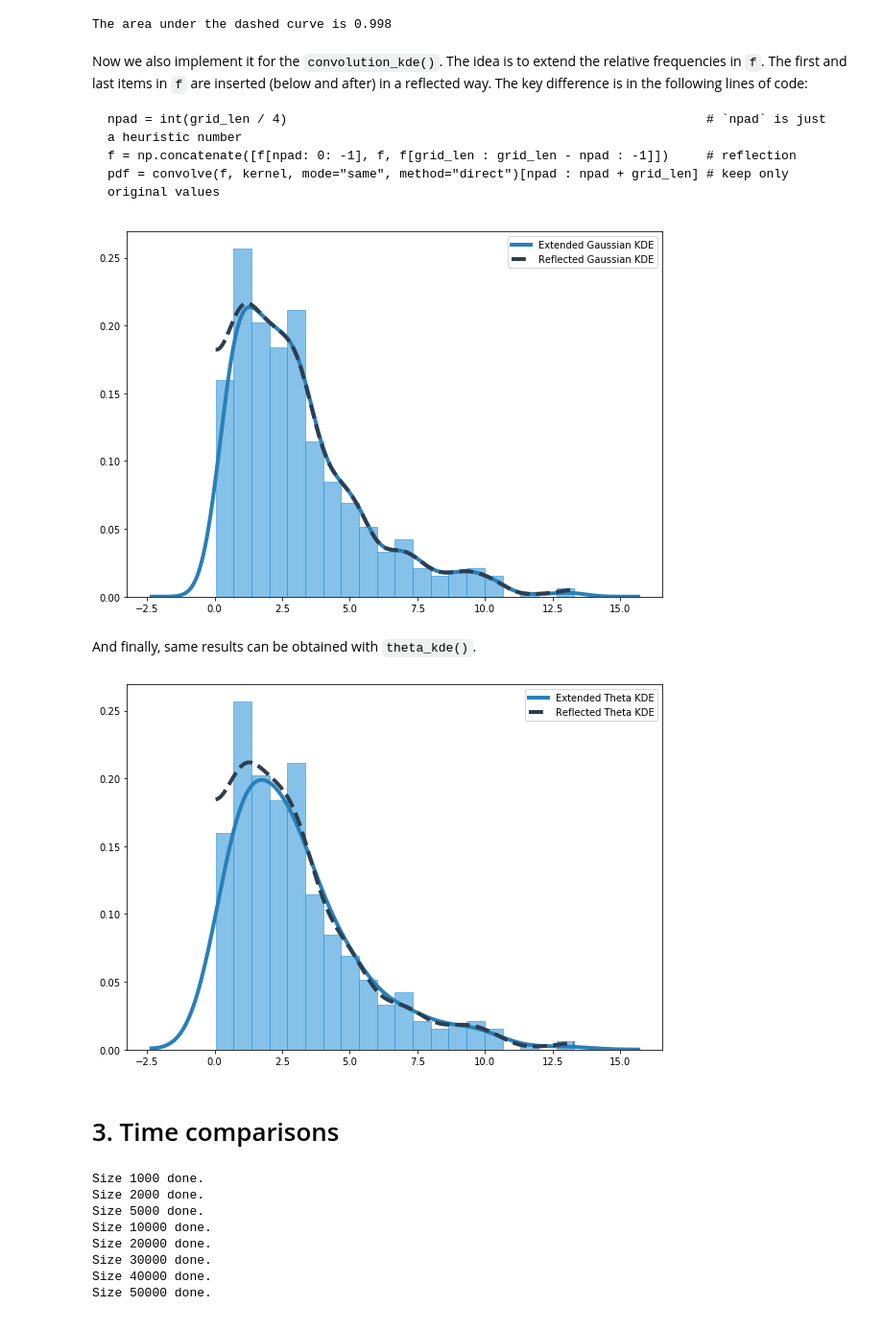
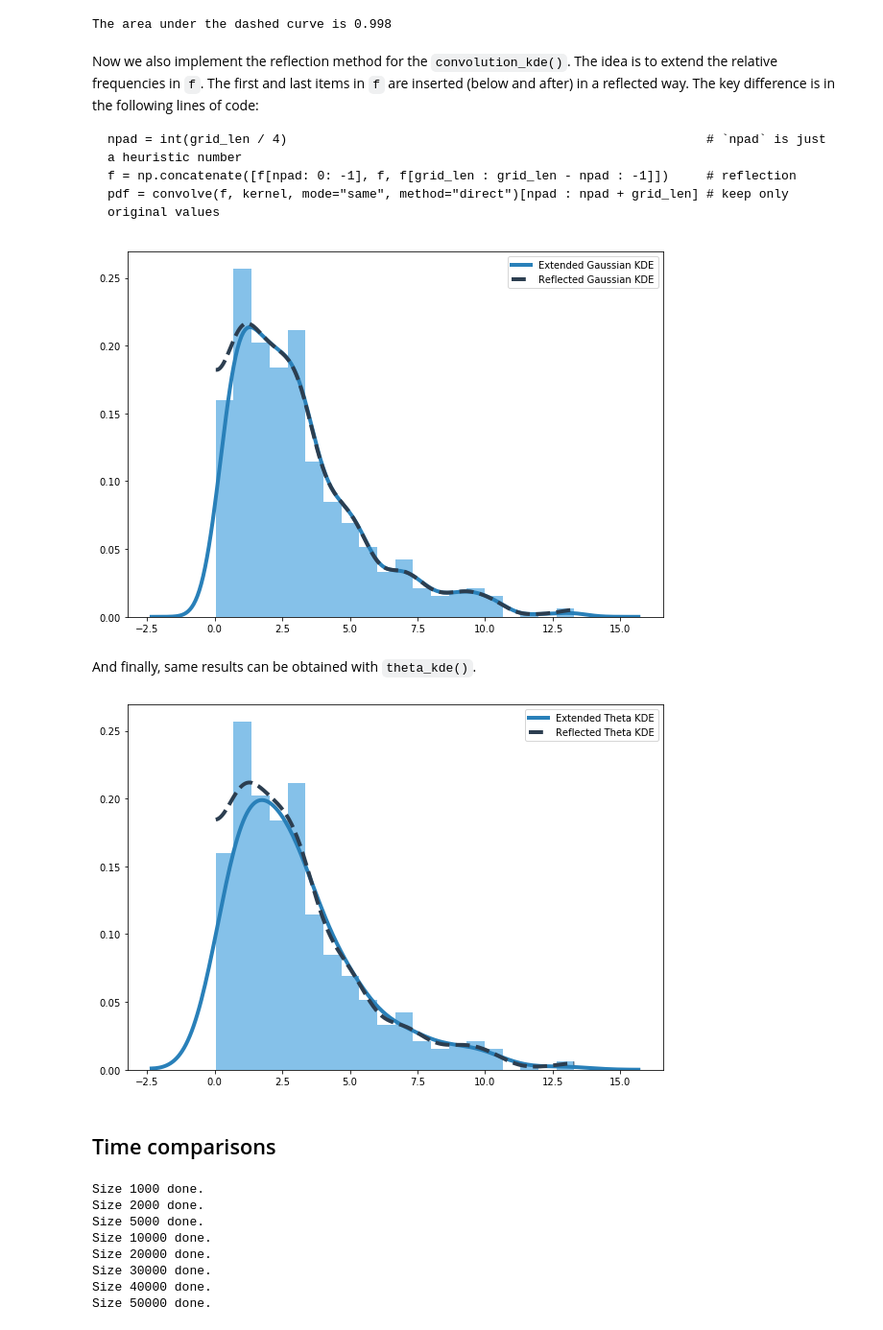
Before and after one commit to tomicapretto/density_estimation, a Jupyter notebook: notebooks/02_boundary_issues.ipynb, the cells around one changed output. Shown at 96% size. Cells and saved outputs as stored; diff of their text form; code cells hidden in the pictures.

````diff
--- a/notebooks/02_boundary_issues.ipynb
+++ b/notebooks/02_boundary_issues.ipynb
@@ -195,7 +187,7 @@ print(f"The area under the dashed curve is {simps(y_bc, x_bc):.3f}")
 # %% [output]
 The area under the dashed curve is 0.998
 # %% [markdown]
-Now we also implement it for the `convolution_kde()`. The idea is to extend the relative frequencies in `f`. The first and last items in `f` are inserted (below and after) in a reflected way. The key difference is in the following lines of code:
+Now we also implement the reflection method for the `convolution_kde()`. The idea is to extend the relative frequencies in `f`. The first and last items in `f` are inserted (below and after) in a reflected way. The key difference is in the following lines of code:
 
 ```
 npad = int(grid_len / 4)                                                        # `npad` is just a heuristic number
@@ -287,20 +279,17 @@ def convolution_kde(x, h=None, grid_len=None, extend=True, bc=False):
 # %%
 np.random.seed(1234)
 
 rvs = np.random.chisquare(3, 500)
 x_ext, y_ext = convolution_kde(rvs, bc=False)
 x_bc, y_bc = convolution_kde(rvs, bc=True)
 
-plt.plot(x_ext, y_ext, linewidth=4, color=DARK_BLUE,
-         label="Extended Gaussian KDE")
-plt.plot(x_bc, y_bc, linewidth=4, linestyle="--", color=NIGHT_BLUE,
-         label="Reflected Gaussian KDE")
-plt.hist(rvs, density=True, bins=20, alpha=0.6, Color=BLUE)
+plt.plot(x_ext, y_ext, lw=4, c=DARK_BLUE, label="Extended Gaussian KDE")
+plt.plot(x_bc, y_bc, lw=4, ls="--", c=NIGHT_BLUE, label="Reflected Gaussian KDE")
+plt.hist(rvs, density=True, bins=20, alpha=0.6, color=BLUE)
 
-plt.legend()
-plt.show()
+plt.legend();
 # %% [output]
-[figure, old version]
+[figure, new version]
 # %% [markdown]
 And finally, same results can be obtained with `theta_kde()`.
 # %%
@@ -310,18 +299,15 @@ rvs = np.random.chisquare(3, 500)
 x_ext, y_ext = theta_kde(rvs, extend=True)
 x_bc, y_bc = theta_kde(rvs, extend=False)
 
-plt.plot(x_ext, y_ext, linewidth=4, color=DARK_BLUE,
-         label="Extended Theta KDE")
-plt.plot(x_bc, y_bc, linewidth=4, linestyle="--", color=NIGHT_BLUE,
-         label="Reflected Theta KDE")
-plt.hist(rvs, density=True, bins=20, alpha=0.6, Color=BLUE)
+plt.plot(x_ext, y_ext, lw=4, c=DARK_BLUE, label="Extended Theta KDE")
+plt.plot(x_bc, y_bc, lw=4, ls="--", color=NIGHT_BLUE, label="Reflected Theta KDE")
+plt.hist(rvs, density=True, bins=20, alpha=0.6, color=BLUE)
 
-plt.legend()
-plt.show()
+plt.legend();
 # %% [output]
-[figure, old version]
+[figure, new version]
 # %% [markdown]
-# 3. Time comparisons
+## Time comparisons
 # %%
 import datetime
 from timeit import default_timer as timer
````
Also changed, not shown: parts of 10 cells of this notebook, 3 other files.
